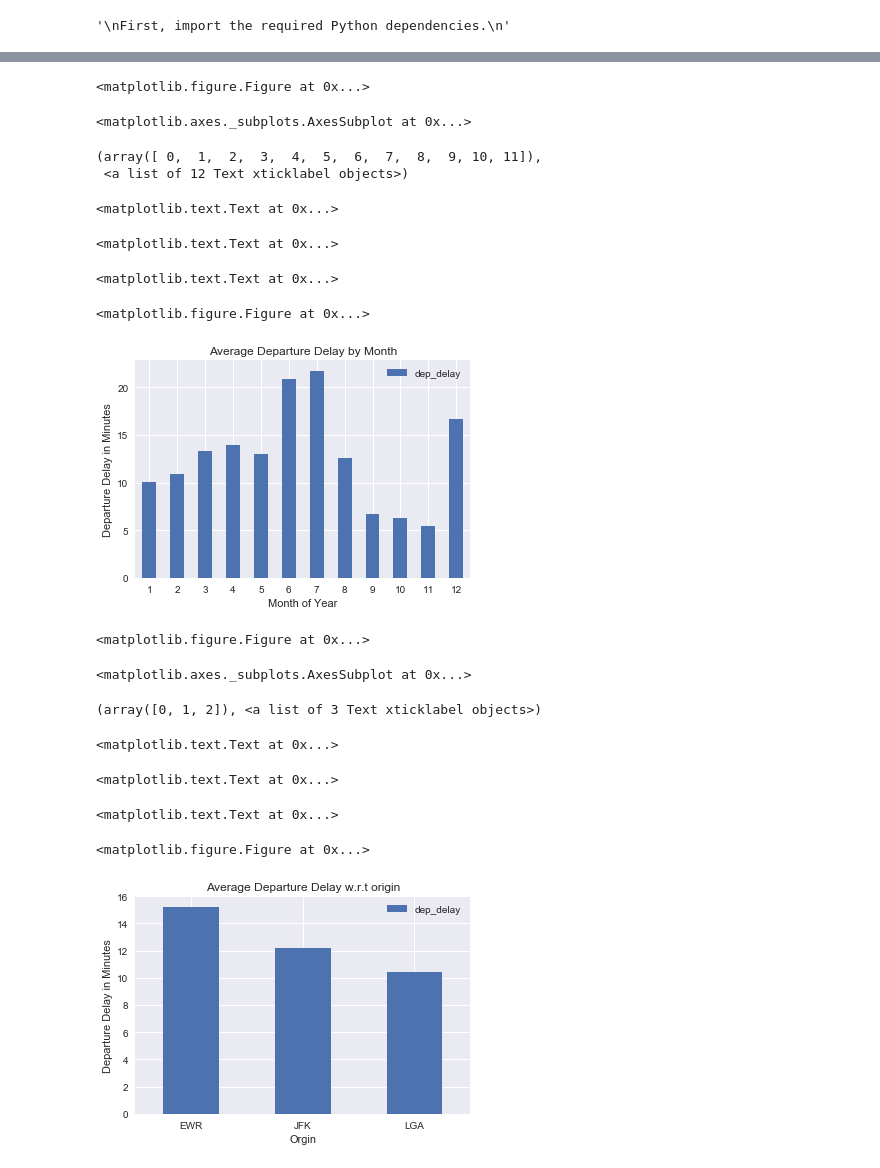
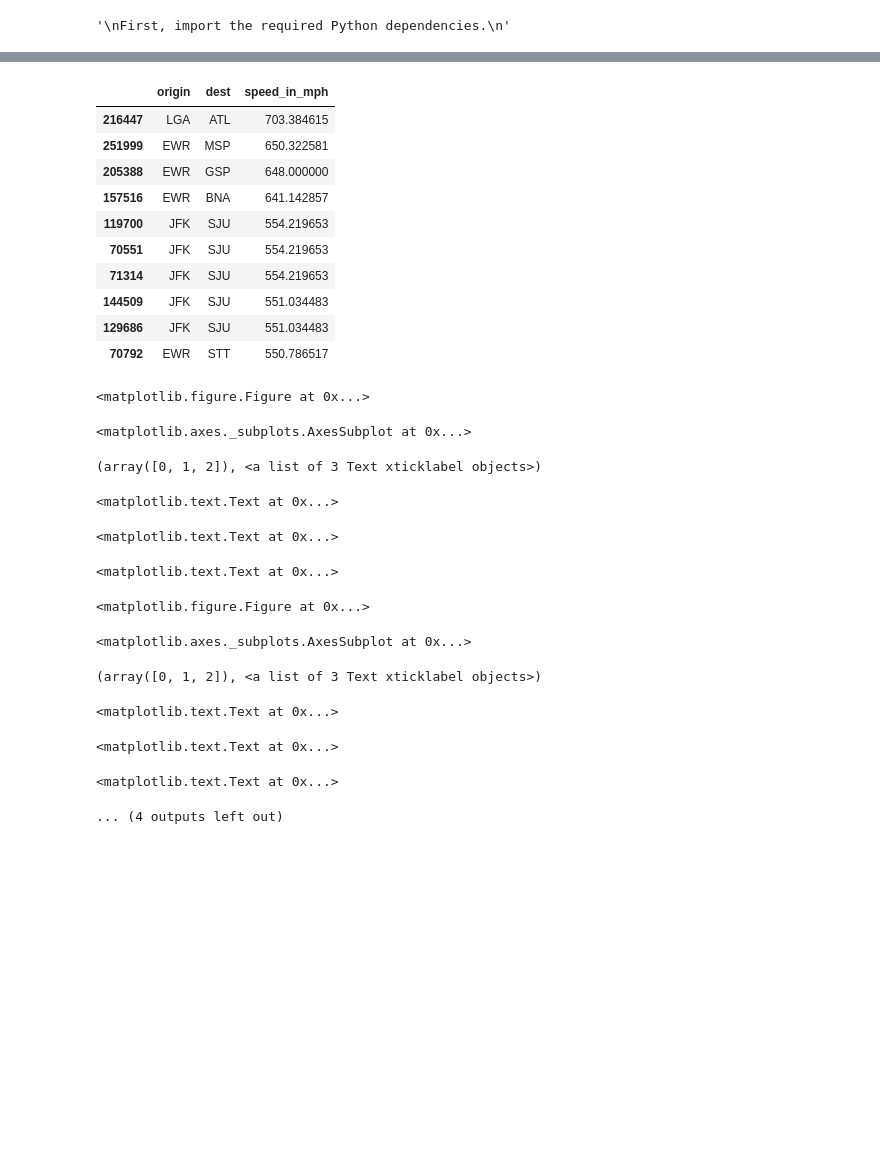
Before and after one commit to smahto243/Flight_Data, a Jupyter notebook: Best_Airports_TimeDep.ipynb, the cells around one changed output, grey strips where cells are left out. Saved outputs shown, nothing was run; the diff lists cells and outputs as text; code cells hidden in the pictures; blank space fills up the shorter version.

```diff
--- a/Best_Airports_TimeDep.ipynb
+++ b/Best_Airports_TimeDep.ipynb
@@ -98,35 +143,47 @@ plt.title('Departure Delay Distribution')
+# %%
+# First 10 fastest flight departing from NYC
+df['speed_in_mph'] = df.distance/(df.air_time/60)
+x = ['origin','dest','speed_in_mph']
+df.sort_values('speed_in_mph',ascending = False)[x].head(10)
+# %% [output]
+|  | origin | dest | speed_in_mph |
+| 216447 | LGA | ATL | 703.384615 |
+| 251999 | EWR | MSP | 650.322581 |
+| 205388 | EWR | GSP | 648.000000 |
+| 157516 | EWR | BNA | 641.142857 |
+| 119700 | JFK | SJU | 554.219653 |
+| 70551 | JFK | SJU | 554.219653 |
+| 71314 | JFK | SJU | 554.219653 |
+| 144509 | JFK | SJU | 551.034483 |
+| 129686 | JFK | SJU | 551.034483 |
+| 70792 | EWR | STT | 550.786517 |
 # %%
-#departure delay w.r.t month
+#departure delay w.r.t origin
 plt.figure(figsize=(12, 6))
-df[['month','dep_delay']].groupby('month').mean().plot(kind='bar')
+df[['origin','dep_delay']].groupby('origin').mean().plot(kind='bar')
 plt.xticks(rotation=0)
-plt.xlabel('Month of Year')
+plt.xlabel('Orgin')
 plt.ylabel('Departure Delay in Minutes')
-plt.title('Average Departure Delay by Month')
+plt.title('Average Departure Delay w.r.t origin')
+
+#departure delay w.r.t origin
+plt.figure(figsize=(12, 6))
+df[['origin','month']].groupby('origin').count().plot(kind='bar')
+plt.xticks(rotation=0)
+plt.xlabel('Orgin')
+plt.ylabel('Departure Delay in Minutes')
+plt.title('Total Number of Delayed Flights w.r.t Origin')
 # %% [output]
 <matplotlib.figure.Figure at 0x...>
 <matplotlib.axes._subplots.AxesSubplot at 0x...>
-(array([ 0,  1,  2,  3,  4,  5,  6,  7,  8,  9, 10, 11]),
- <a list of 12 Text xticklabel objects>)
+(array([0, 1, 2]), <a list of 3 Text xticklabel objects>)
 <matplotlib.text.Text at 0x...>
 <matplotlib.text.Text at 0x...>
 <matplotlib.text.Text at 0x...>
 <matplotlib.figure.Figure at 0x...>
-[figure, removed]
+<matplotlib.axes._subplots.AxesSubplot at 0x...>
+(array([0, 1, 2]), <a list of 3 Text xticklabel objects>)
+<matplotlib.text.Text at 0x...>
+<matplotlib.text.Text at 0x...>
+<matplotlib.text.Text at 0x...>
+... (4 outputs left out)
-# %%
-#departure delay w.r.t origin
-plt.figure(figsize=(12, 6))
-df[['origin','dep_delay']].groupby('origin').mean().plot(kind='bar')
-plt.xticks(rotation=0)
-plt.xlabel('Orgin')
-plt.ylabel('Departure Delay in Minutes')
-plt.title('Average Departure Delay w.r.t origin')
-# %% [output]
-<matplotlib.figure.Figure at 0x...>
-<matplotlib.axes._subplots.AxesSubplot at 0x...>
-(array([0, 1, 2]), <a list of 3 Text xticklabel objects>)
-<matplotlib.text.Text at 0x...>
-<matplotlib.text.Text at 0x...>
-<matplotlib.text.Text at 0x...>
-<matplotlib.figure.Figure at 0x...>
-[figure, removed]
```
Also changed, not shown: parts of 7 cells of this notebook.
